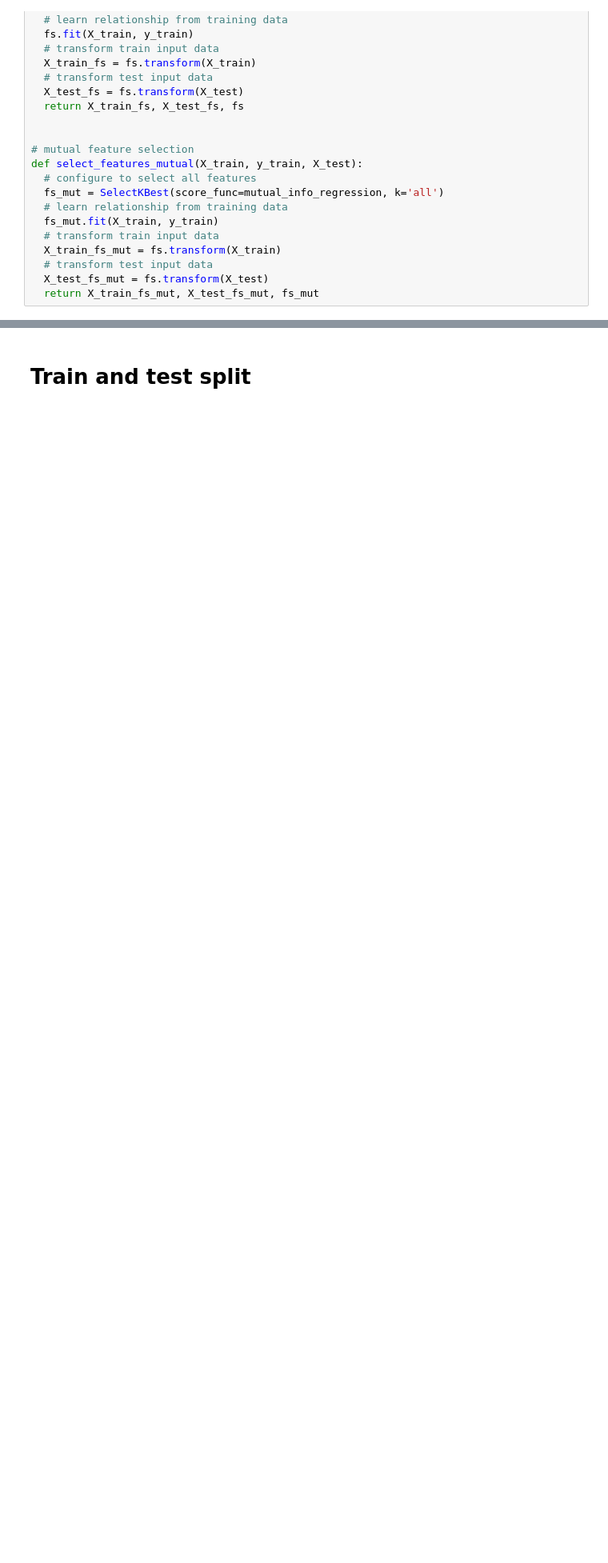
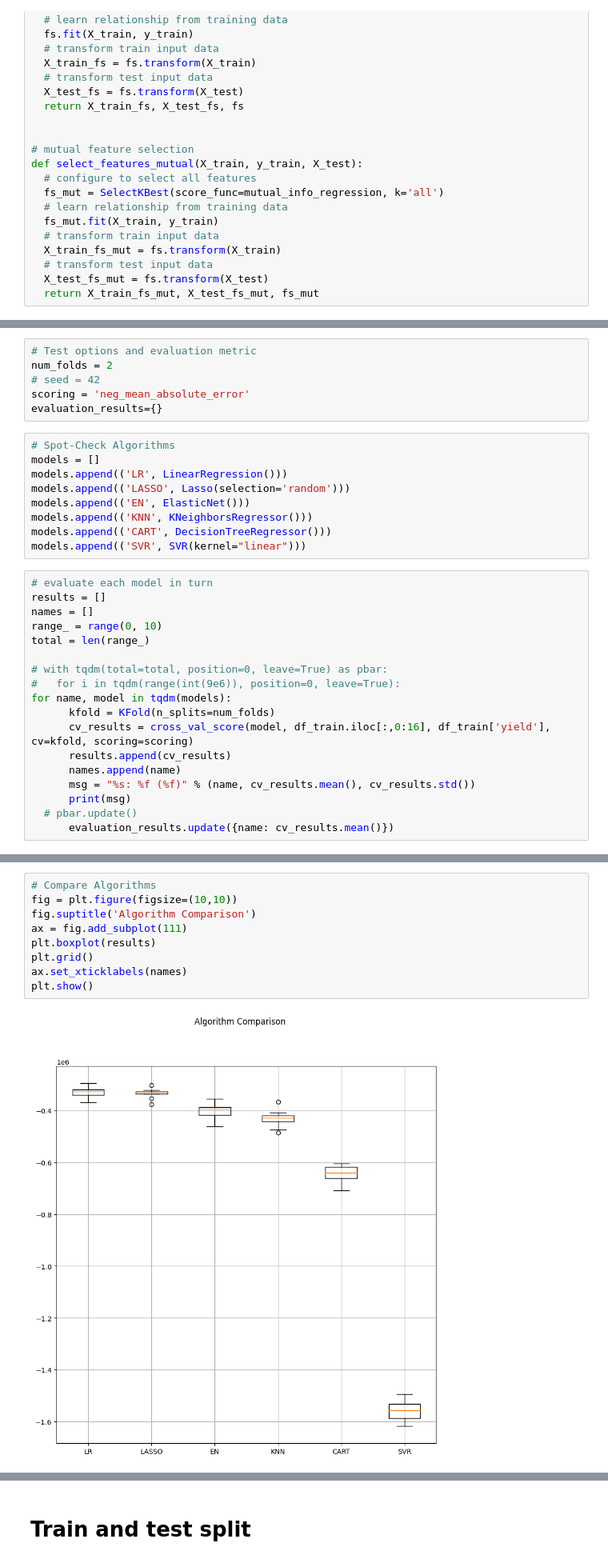
Before and after one commit to mrMichalR/blueberry_yield, a Jupyter notebook: blueberry_yield_prediction.ipynb, the cells around one changed output, grey strips where cells are left out. Shown at 80% size. Cells and saved outputs as stored; diff of their text form; blank space fills up the shorter version.

```diff
--- a/blueberry_yield_prediction.ipynb
+++ b/blueberry_yield_prediction.ipynb
@@ -681,0 +708,33 @@ Feature 15: 1.150976
+# %%
+# Test options and evaluation metric
+num_folds = 2
+# seed = 42
+scoring = 'neg_mean_absolute_error'
+evaluation_results={}
+# %%
+# Spot-Check Algorithms
+models = []
+models.append(('LR', LinearRegression()))
+models.append(('LASSO', Lasso(selection='random')))
+models.append(('EN', ElasticNet()))
+models.append(('KNN', KNeighborsRegressor()))
+models.append(('CART', DecisionTreeRegressor()))
+models.append(('SVR', SVR(kernel="linear")))
+# %%
+# evaluate each model in turn
+results = []
+names = []
+range_ = range(0, 10)
+total = len(range_)
+
+# with tqdm(total=total, position=0, leave=True) as pbar:
+#   for i in tqdm(range(int(9e6)), position=0, leave=True):
+for name, model in tqdm(models):
+      kfold = KFold(n_splits=num_folds)
+      cv_results = cross_val_score(model, df_train.iloc[:,0:16], df_train['yield'], cv=kfold, scoring=scoring)
+      results.append(cv_results)
+      names.append(name)
+      msg = "%s: %f (%f)" % (name, cv_results.mean(), cv_results.std())
+      print(msg)
+  # pbar.update()
+      evaluation_results.update({name: cv_results.mean()})
@@ -681,0 +757,11 @@ Feature 15: 1.150976
+# %%
+# Compare Algorithms
+fig = plt.figure(figsize=(10,10))
+fig.suptitle('Algorithm Comparison')
+ax = fig.add_subplot(111)
+plt.boxplot(results)
+plt.grid()
+ax.set_xticklabels(names)
+plt.show()
+# %% [output]
+[figure, added]
```
Also changed, not shown: parts of 52 cells of this notebook.
